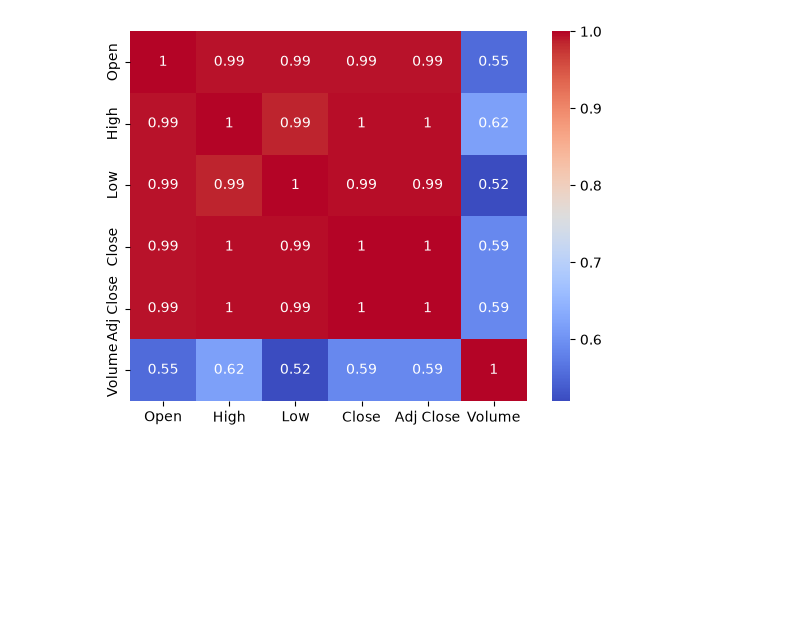
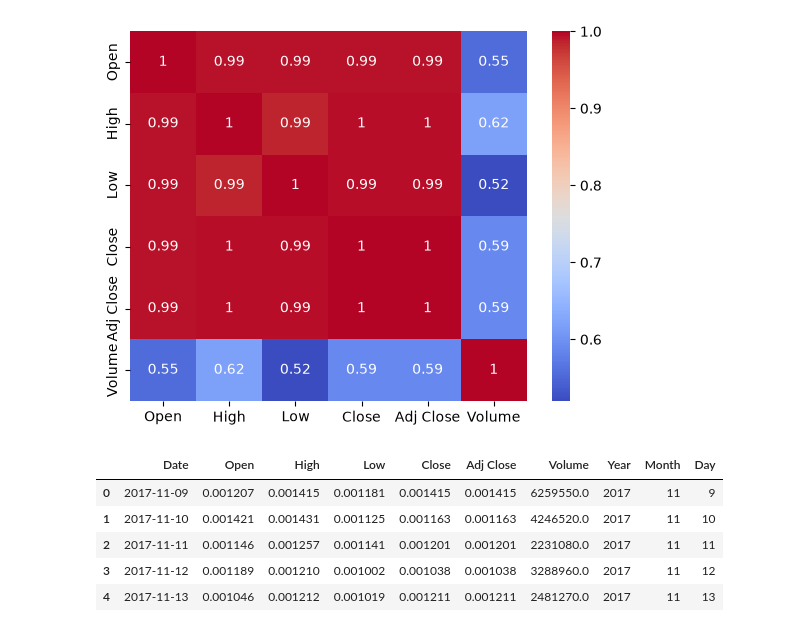
Before and after one commit to yashdave0312/Machine-Learning, a Jupyter notebook: DogeCoin Predictor/main.ipynb, the cells around one changed output. Cells and saved outputs as stored; diff of their text form; code cells hidden in the pictures; blank space fills up the shorter version.

Commit message:
Date --> Year, Month , Day

```diff
--- a/DogeCoin Predictor/main.ipynb
+++ b/DogeCoin Predictor/main.ipynb
@@ -116,3 +116,17 @@ sns.heatmap(df.corr(numeric_only = True , method = "pearson"),annot = True , cma
 # %% [output]
 <Axes: >
 [figure]
+# %%
+# Breaking the dates into year month day
+df = df.sort_values('Date')
+df["Year"] = df["Date"].dt.year
+df["Month"] = df["Date"].dt.month
+df["Day"] = df["Date"].dt.day
+df.head()
+# %% [output]
+|  | Date | Open | High | Low | Close | Adj Close | Volume | Year | Month | Day |
+| 0 | 2017-11-09 | 0.001207 | 0.001415 | 0.001181 | 0.001415 | 0.001415 | 6259550.0 | 2017 | 11 | 9 |
+| 1 | 2017-11-10 | 0.001421 | 0.001431 | 0.001125 | 0.001163 | 0.001163 | 4246520.0 | 2017 | 11 | 10 |
+| 2 | 2017-11-11 | 0.001146 | 0.001257 | 0.001141 | 0.001201 | 0.001201 | 2231080.0 | 2017 | 11 | 11 |
+| 3 | 2017-11-12 | 0.001189 | 0.001210 | 0.001002 | 0.001038 | 0.001038 | 3288960.0 | 2017 | 11 | 12 |
+| 4 | 2017-11-13 | 0.001046 | 0.001212 | 0.001019 | 0.001211 | 0.001211 | 2481270.0 | 2017 | 11 | 13 |
```
